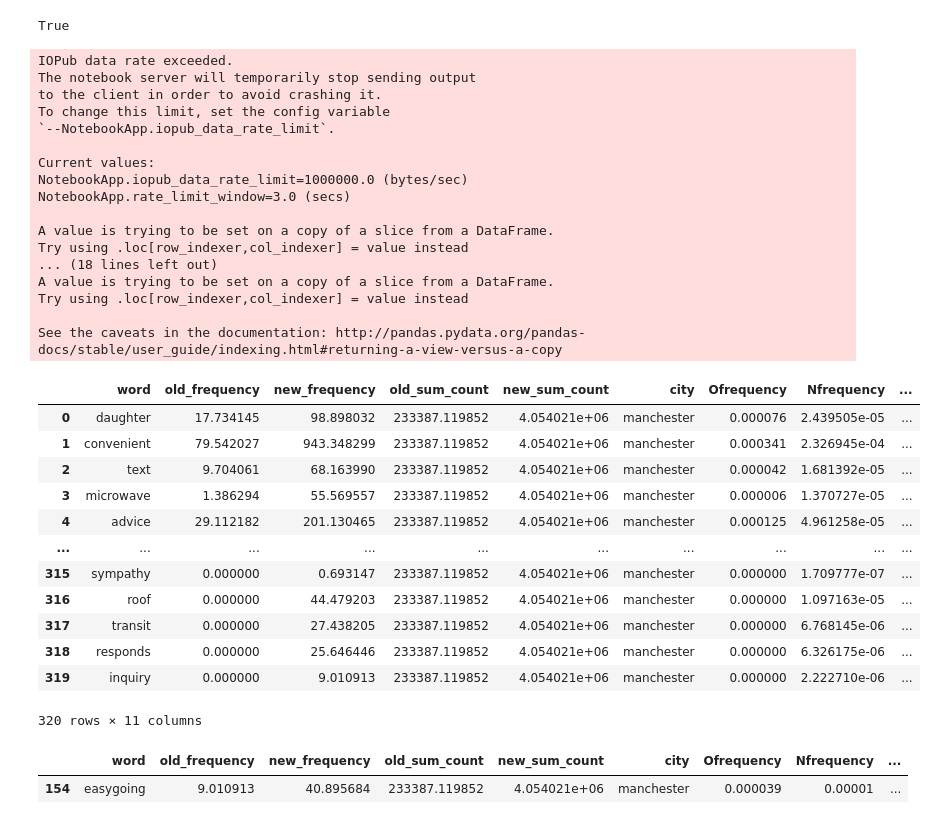
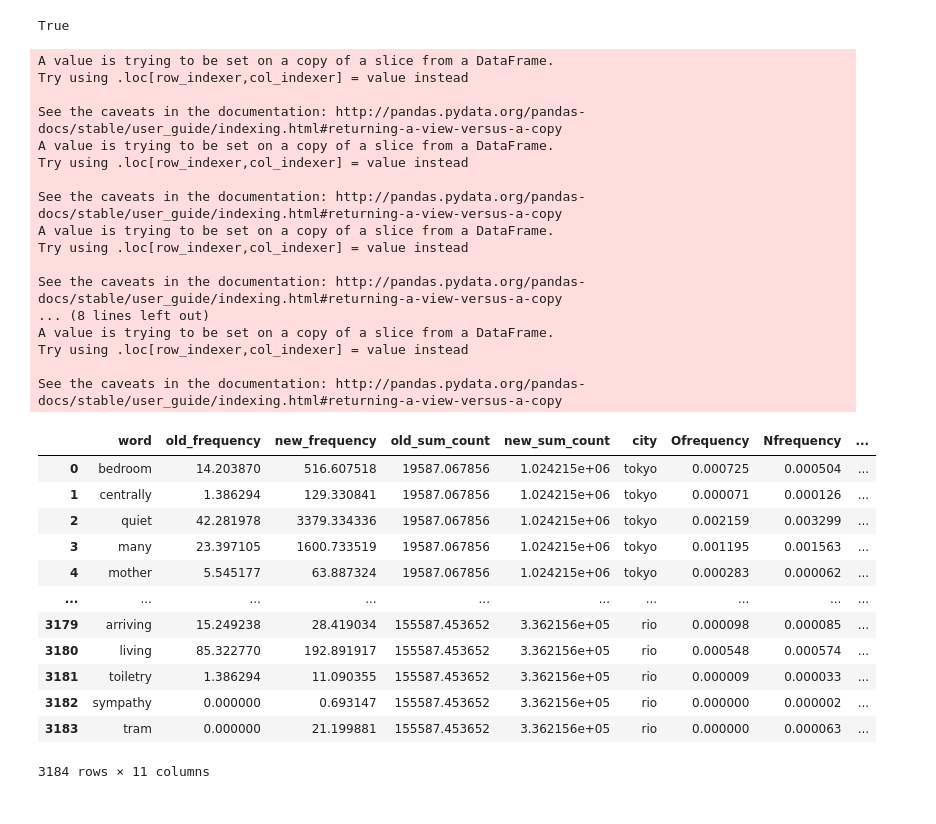
Before and after one commit to hirurana/COMP0031, a Jupyter notebook: Scripts/total_word_frequency.ipynb, the cells around one changed output. Cells and saved outputs as stored; diff of their text form; code cells hidden in the pictures.

Commit message:
correct frequency gain structure

```diff
--- a/Scripts/total_word_frequency.ipynb
+++ b/Scripts/total_word_frequency.ipynb
@@ -63,9 +63,9 @@ def get_trends_nice_og(reviews):
 #     def get_reviews_list(rev):
 
 
-    old_reviews =  get_masked_reviews('2013-01-01', '2015-01-01')
+    old_reviews =  get_masked_reviews('2013-01-01', '2014-01-01')
 #     print(old_reviews)
-    new_reviews =  get_masked_reviews('2016-01-01', '2018-01-01')
+    new_reviews =  get_masked_reviews('2017-01-01', '2018-01-01')
 
     start_year_words = get_unique_words(old_reviews)
     end_year_words = get_unique_words(new_reviews)
@@ -73,12 +73,13 @@ def get_trends_nice_og(reviews):
     old_reviews_list = old_reviews['comments'].tolist()
     new_reviews_list = new_reviews['comments'].tolist()
 
-    print(new_reviews_list)
+#     print(new_reviews_list)
 
     def get_freq(word, rev):
         total = 0.0
         rev = list(rev)
         for r in rev:
+            r = r.split()
             total += math.log(1 + r.count(word))
         return total
 
@@ -196,8 +184,8 @@ dictionary_words = dictionary['word'].tolist()
 dictionary_words = list(set(dictionary_words))
 # dictionary_words
 # %%
-# cities = ["tokyo", "belize", "santiago", "taipei", "singapore", "beijing", "hong_kong", "mexico_city", "buenos_aires", "rio"]
-cities = ["manchester"]
+cities = ["tokyo", "belize", "santiago", "taipei", "singapore", "beijing", "hong_kong", "mexico_city", "buenos_aires", "rio"]
+# cities = ["manchester", "tokyo"]
 
 column_names = ["word", "old_frequency", "new_frequency","old_sum_count", "new_sum_count","city", "Ofrequency", "Nfrequency","freq", "gain", "licia_gain"]
 big_out = pd.DataFrame(columns = column_names)
@@ -228,45 +216,40 @@ for c in cities:
 #     print(test)
     big_out = pd.concat([big_out, test], ignore_index=True)
 # %% [output]
-IOPub data rate exceeded.
-The notebook server will temporarily stop sending output
-to the client in order to avoid crashing it.
-To change this limit, set the config variable
-`--NotebookApp.iopub_data_rate_limit`.
-
-Current values:
-NotebookApp.iopub_data_rate_limit=1000000.0 (bytes/sec)
-NotebookApp.rate_limit_window=3.0 (secs)
-
-A value is trying to be set on a copy of a slice from a DataFrame.
-Try using .loc[row_indexer,col_indexer] = value instead
-... (18 lines left out)
 A value is trying to be set on a copy of a slice from a DataFrame.
 Try using .loc[row_indexer,col_indexer] = value instead
 
 See the caveats in the documentation: http://pandas.pydata.org/pandas-docs/stable/user_guide/indexing.html#returning-a-view-versus-a-copy
+A value is trying to be set on a copy of a slice from a DataFrame.
+Try using .loc[row_indexer,col_indexer] = value instead
+
+See the caveats in the documentation: http://pandas.pydata.org/pandas-docs/stable/user_guide/indexing.html#returning-a-view-versus-a-copy
+A value is trying to be set on a copy of a slice from a DataFrame.
+Try using .loc[row_indexer,col_indexer] = value instead
+
+See the caveats in the documentation: http://pandas.pydata.org/pandas-docs/stable/user_guide/indexing.html#returning-a-view-versus-a-copy
+... (8 lines left out)
+A value is trying to be set on a copy of a slice from a DataFrame.
+Try using .loc[row_indexer,col_indexer] = value instead
+
+See the caveats in the documentation: http://pandas.pydata.org/pandas-docs/stable/user_guide/indexing.html#returning-a-view-versus-a-copy
 # %%
-# big_out.to_csv(r'~/Downloads/big_out.csv', index = False)
+big_out.to_csv(r'~/Downloads/big_out.csv', index = False)
 big_out
 # %% [output]
 |  | word | old_frequency | new_frequency | old_sum_count | new_sum_count | city | Ofrequency | Nfrequency | ... |
-| 0 | daughter | 17.734145 | 98.898032 | 233387.119852 | 4.054021e+06 | manchester | 0.000076 | 2.439505e-05 | ... |
-| 1 | convenient | 79.542027 | 943.348299 | 233387.119852 | 4.054021e+06 | manchester | 0.000341 | 2.326945e-04 | ... |
-| 2 | text | 9.704061 | 68.163990 | 233387.119852 | 4.054021e+06 | manchester | 0.000042 | 1.681392e-05 | ... |
-| 3 | microwave | 1.386294 | 55.569557 | 233387.119852 | 4.054021e+06 | manchester | 0.000006 | 1.370727e-05 | ... |
-| 4 | advice | 29.112182 | 201.130465 | 233387.119852 | 4.054021e+06 | manchester | 0.000125 | 4.961258e-05 | ... |
+| 0 | bedroom | 14.203870 | 516.607518 | 19587.067856 | 1.024215e+06 | tokyo | 0.000725 | 0.000504 | ... |
+| 1 | centrally | 1.386294 | 129.330841 | 19587.067856 | 1.024215e+06 | tokyo | 0.000071 | 0.000126 | ... |
+| 2 | quiet | 42.281978 | 3379.334336 | 19587.067856 | 1.024215e+06 | tokyo | 0.002159 | 0.003299 | ... |
+| 3 | many | 23.397105 | 1600.733519 | 19587.067856 | 1.024215e+06 | tokyo | 0.001195 | 0.001563 | ... |
+| 4 | mother | 5.545177 | 63.887324 | 19587.067856 | 1.024215e+06 | tokyo | 0.000283 | 0.000062 | ... |
 | ... | ... | ... | ... | ... | ... | ... | ... | ... | ... |
-| 315 | sympathy | 0.000000 | 0.693147 | 233387.119852 | 4.054021e+06 | manchester | 0.000000 | 1.709777e-07 | ... |
-| 316 | roof | 0.000000 | 44.479203 | 233387.119852 | 4.054021e+06 | manchester | 0.000000 | 1.097163e-05 | ... |
-| 317 | transit | 0.000000 | 27.438205 | 233387.119852 | 4.054021e+06 | manchester | 0.000000 | 6.768145e-06 | ... |
-| 318 | responds | 0.000000 | 25.646446 | 233387.119852 | 4.054021e+06 | manchester | 0.000000 | 6.326175e-06 | ... |
-| 319 | inquiry | 0.000000 | 9.010913 | 233387.119852 | 4.054021e+06 | manchester | 0.000000 | 2.222710e-06 | ... |
+| 3179 | arriving | 15.249238 | 28.419034 | 155587.453652 | 3.362156e+05 | rio | 0.000098 | 0.000085 | ... |
+| 3180 | living | 85.322770 | 192.891917 | 155587.453652 | 3.362156e+05 | rio | 0.000548 | 0.000574 | ... |
+| 3181 | toiletry | 1.386294 | 11.090355 | 155587.453652 | 3.362156e+05 | rio | 0.000009 | 0.000033 | ... |
+| 3182 | sympathy | 0.000000 | 0.693147 | 155587.453652 | 3.362156e+05 | rio | 0.000000 | 0.000002 | ... |
+| 3183 | tram | 0.000000 | 21.199881 | 155587.453652 | 3.362156e+05 | rio | 0.000000 | 0.000063 | ... |
-320 rows × 11 columns
+3184 rows × 11 columns
-# %%
-big_out[big_out['word'] == "easygoing"]
-# %% [output]
-|  | word | old_frequency | new_frequency | old_sum_count | new_sum_count | city | Ofrequency | Nfrequency | ... |
-| 154 | easygoing | 9.010913 | 40.895684 | 233387.119852 | 4.054021e+06 | manchester | 0.000039 | 0.00001 | ... |
 # %%
 column_names = ["word", "gain_mean"]
 mean_gain = pd.DataFrame(columns = column_names)
```
Also changed, not shown: parts of 14 cells of this notebook, 1 other file.
